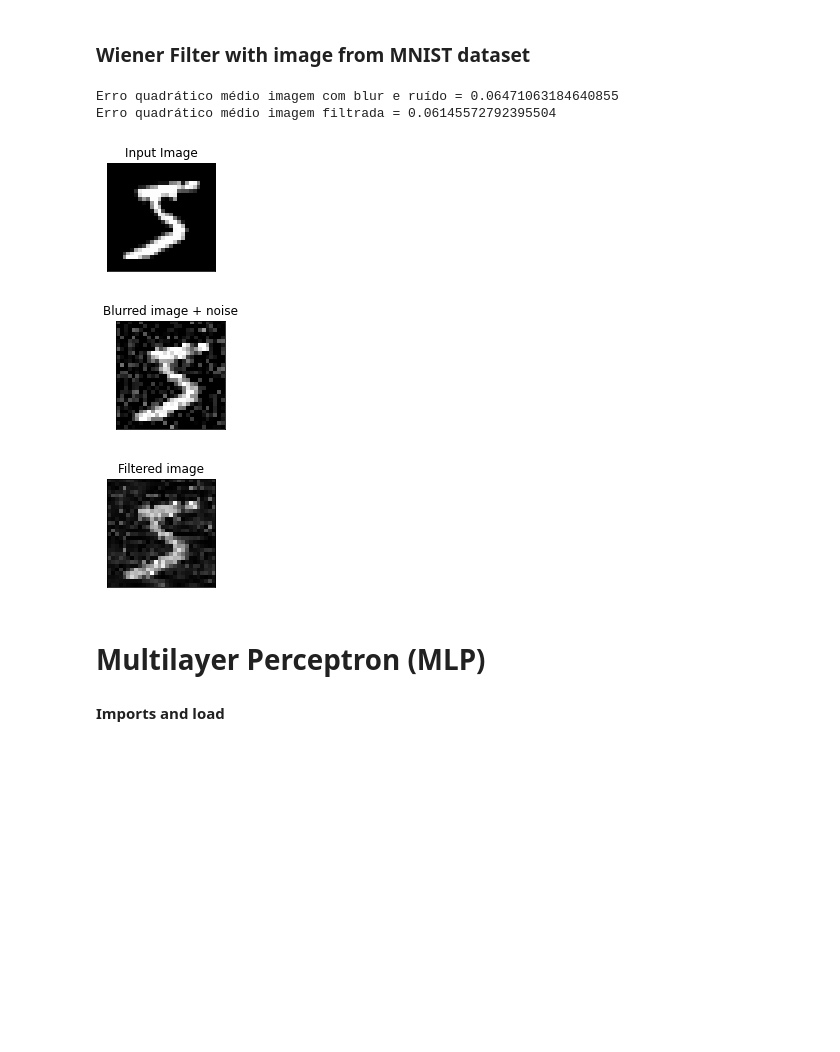
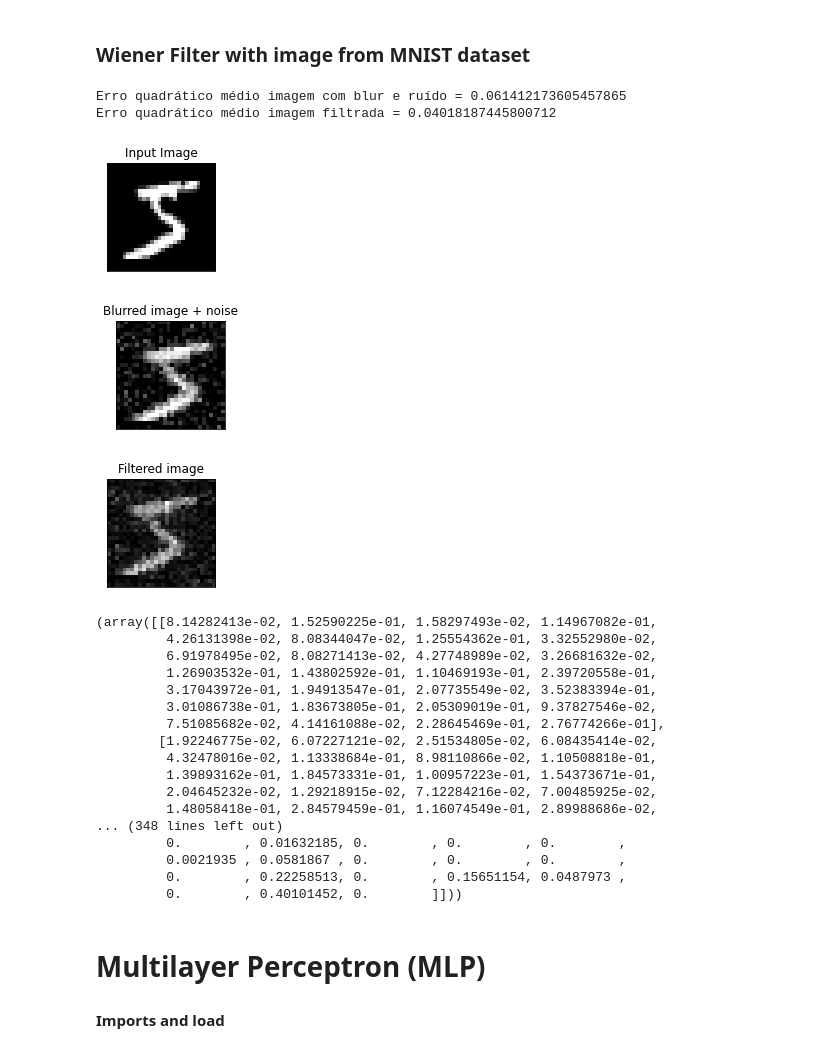
Before and after one commit to coimbra574/ImageDenoising, a Jupyter notebook: project.ipynb, the cells around one changed output. Cells and saved outputs as stored; diff of their text form; code cells hidden in the pictures; blank space fills up the shorter version.

```diff
--- a/project.ipynb
+++ b/project.ipynb
@@ -126,3 +127,5 @@ def test_wiener_filter(x, wiener_type, K, kernel_size, noise_var, noise_factor,
     plt.title('Filtered image'), plt.xticks([]), plt.yticks([])
 
     plt.show()
+
+    return estimated_x, y
@@ -157,23 +201,40 @@ Erro quadrático médio imagem filtrada = 2636.1791907200245
 # %%
 (X_train, Y_train), (X_test, Y_test) = mnist.load_data()
 
 X_train = X_train.astype('float32')
 X_test = X_test.astype('float32')
 X_train /= 255
 X_test /= 255
 
 noise_factor = 0.2
 x_train_noisy = X_train + noise_factor * np.random.normal(loc=0.0, scale=1.0, size=X_train.shape)
 x_train_noisy = np.clip(x_train_noisy, 0., 1.)
 x = X_train[0]
 
-test_wiener_filter(x, wiener_type=1, K=0.000005, kernel_size=2, noise_var=1, noise_factor=0.2, figsize=(2,2))
+test_wiener_filter(x, wiener_type=1, K=0.007, kernel_size=4, noise_var=1, noise_factor=0.15, figsize=(2,2))
 # %% [output]
-Erro quadrático médio imagem com blur e ruído = 0.06471063184640855
-Erro quadrático médio imagem filtrada = 0.06145572792395504
+Erro quadrático médio imagem com blur e ruído = 0.061412173605457865
+Erro quadrático médio imagem filtrada = 0.04018187445800712
 [figure]
-[figure, old version]
+[figure, new version]
-[figure, old version]
+[figure, new version]
+(array([[8.14282413e-02, 1.52590225e-01, 1.58297493e-02, 1.14967082e-01,
+         4.26131398e-02, 8.08344047e-02, 1.25554362e-01, 3.32552980e-02,
+         6.91978495e-02, 8.08271413e-02, 4.27748989e-02, 3.26681632e-02,
+         1.26903532e-01, 1.43802592e-01, 1.10469193e-01, 2.39720558e-01,
+         3.17043972e-01, 1.94913547e-01, 2.07735549e-02, 3.52383394e-01,
+         3.01086738e-01, 1.83673805e-01, 2.05309019e-01, 9.37827546e-02,
+         7.51085682e-02, 4.14161088e-02, 2.28645469e-01, 2.76774266e-01],
+        [1.92246775e-02, 6.07227121e-02, 2.51534805e-02, 6.08435414e-02,
+         4.32478016e-02, 1.13338684e-01, 8.98110866e-02, 1.10508818e-01,
+         1.39893162e-01, 1.84573331e-01, 1.00957223e-01, 1.54373671e-01,
+         2.04645232e-02, 1.29218915e-02, 7.12284216e-02, 7.00485925e-02,
+         1.48058418e-01, 2.84579459e-01, 1.16074549e-01, 2.89988686e-02,
+... (348 lines left out)
+         0.        , 0.01632185, 0.        , 0.        , 0.        ,
+         0.0021935 , 0.0581867 , 0.        , 0.        , 0.        ,
+         0.        , 0.22258513, 0.        , 0.15651154, 0.0487973 ,
+         0.        , 0.40101452, 0.        ]]))
 # %% [markdown]
 # Multilayer Perceptron (MLP)
 
```
Also changed, not shown: parts of 10 cells of this notebook.
